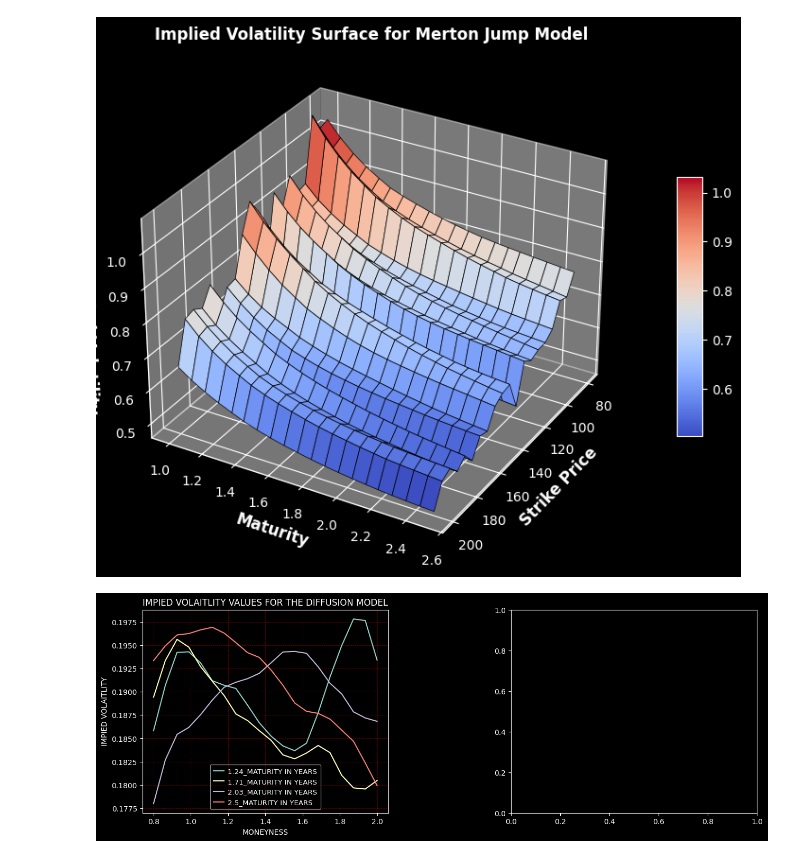
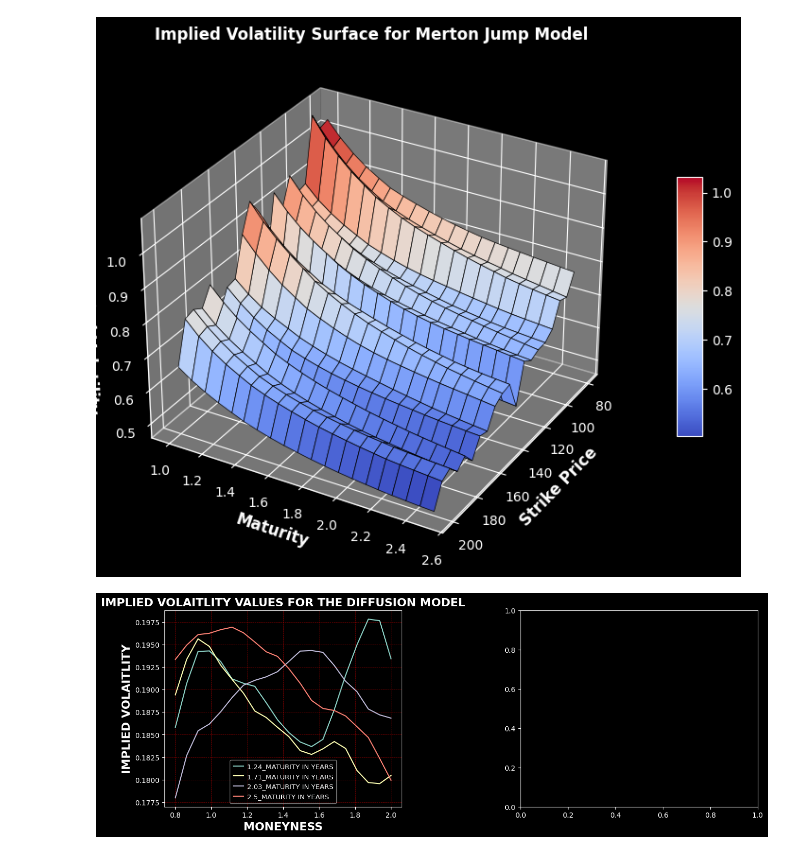
Before and after one commit to Kai-tech-bit/QUANT_FINANCE_CASE-STUDIES, a Jupyter notebook: WEEK_2.ipynb, the cells around one changed output. Drawn from its saved outputs; the diff is of its cells as text; code cells hidden in the pictures.

```diff
--- a/WEEK_2.ipynb
+++ b/WEEK_2.ipynb
@@ -595,34 +595,34 @@ for t in SELECTED_DURATION:
 
                         # DEFINING THE CURVE FIT PARAMTERS AND FUNCTION TO OBRTAIN THE CURVE FIT VOLAILTITY VALUES
 
 def sigma_fit(x, a, b, c):
     return a+b*(x-1)**2+c*(x-1)
 
 for T in SELECTED_DURATION:
     y_BSM=IMPLIED_VOLAITLITY_BSM[T].values
     y_merton=IMPLIED_VOLAITLITY_MERTON[T].values
     try:
         popt_bsm,_=curve_fit(sigma_fit, MONEYNESS, y_BSM,maxfev=10000)
         popt_merton,_=curve_fit(sigma_fit, MONEYNESS, y_merton,maxfev=10000)
         IMPLIED_VOLATILITY_FIT_BSM[T]=sigma_fit(MONEYNESS, *popt_bsm)
         IMPLIED_VOLATILITY_FIT_MERTON[T]=sigma_fit(MONEYNESS, *popt_merton)
     except:
         IMPLIED_VOLATILITY_FIT_BSM[T]=np.nan
         IMPLIED_VOLATILITY_FIT_MERTON[T]=np.nan
 
 
                                 # PLOTTING THE IMPLIED VOLITILITY VALUES AND THE CURVE FIT VALUES FOR THE DIFFUSION AND MERTON MODELS
 
 
                         # PLOTTINGHT THE IMPIED VOLAITLITY VALUES AND THE CURVE FIT VALUES FOR THE DIFFUSION MODEL
 
 fig,ax=plt.subplots(1,2,figsize=(15,5),gridspec_kw={'hspace':0.4,'wspace':0.5})
 for T in SELECTED_DURATION:
     ax[0].plot(IMPLIED_VOLAITLITY_BSM.index,IMPLIED_VOLAITLITY_BSM[T],label=f'{T}_MATURITY IN YEARS')
-ax[0].set_title('IMPIED VOLAITLITY VALUES FOR THE DIFFUSION MODEL')
-ax[0].set_xlabel('MONEYNESS')
-ax[0].set_ylabel('IMPIED VOLAITLITY')
+ax[0].set_title('IMPLIED VOLAITLITY VALUES FOR THE DIFFUSION MODEL',fontdict={'fontsize':16,'fontweight':'bold'})
+ax[0].set_xlabel('MONEYNESS',fontdict={'fontsize':16,'fontweight':'bold'})
+ax[0].set_ylabel('IMPLIED VOLAITLITY',fontdict={'fontsize':16,'fontweight':'bold'})
 ax[0].legend(frameon=True,framealpha=0.5,fontsize=9.6,loc='best',borderpad=0.5,handlelength=1.5,handletextpad=0.5,edgecolor='white')
 ax[0].grid(True,linestyle='--',color='red',alpha=0.5,linewidth=0.5,)
 # %% [output]
-[figure, old version]
+[figure, new version]
```
